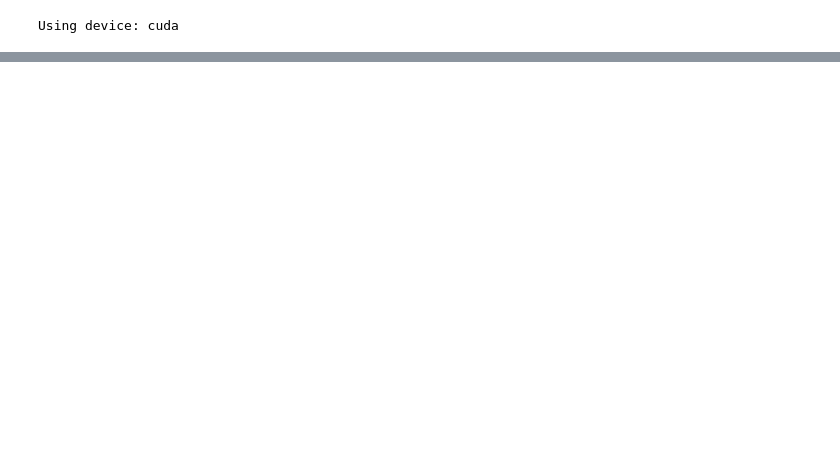
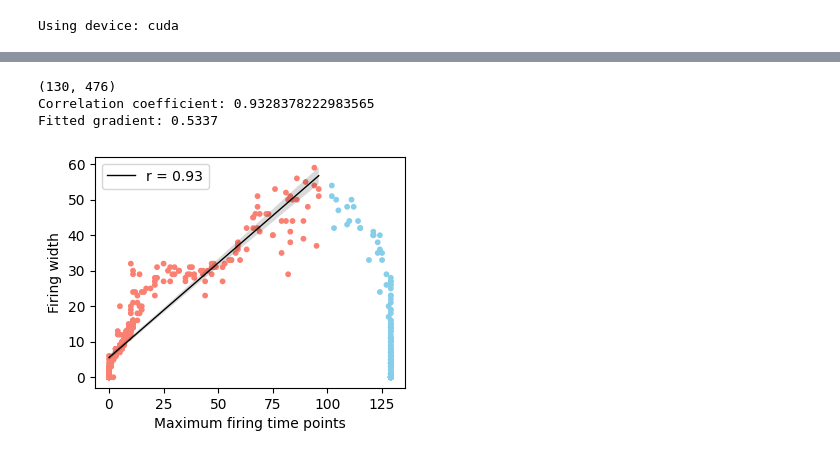
Before and after one commit to qrsyu/STCell, a Jupyter notebook: code/time_cell.ipynb, the cells around one changed output, grey strips where cells are left out. Cells and saved outputs as stored; diff of their text form; code cells hidden in the pictures; blank space fills up the shorter version.

```diff
--- a/code/time_cell.ipynb
+++ b/code/time_cell.ipynb
@@ -240,8 +243,8 @@ firing_widths = np.zeros(norm_hs.shape[1])
 for i in range(norm_hs.shape[1]):
     firing_widths[i] = np.sum(norm_hs[:, i] > 1E-1)
     # firing_widths[i] = np.sum(norm_hs[:, i] > 0.5 * np.max(norm_hs[:, i]))
-start = 25
-end = 65
+start = 0
+end = 100
 # Plot the firing widths vs the maximum firing times
 plt.figure(figsize=(4,3))
 # Max time < 25: skyblue
@@ -249,33 +252,38 @@ plt.figure(figsize=(4,3))
 colors = ['skyblue' if t < start or t > end else 'salmon' for t in max_times]
 plt.scatter(max_times, firing_widths, c=colors,
             s=10)
 
 # use seaborn to plot the correlation of red dots with shaded area
 import seaborn as sns
 rval = np.corrcoef(max_times[(max_times >= start) & (max_times < end)],
                    firing_widths[(max_times >= start) & (max_times < end)])[0,1]
 print(f'Correlation coefficient: {rval}')
 sns.regplot(x=max_times[(max_times >= start) & (max_times < end)],
             y=firing_widths[(max_times >= start) & (max_times < end)],
             scatter=False,
             color='black',
             line_kws={"linewidth":1, "linestyle":"-"},
             ci=95,
             label=f'r = {rval:.2f}')
 
 # calculate the fitted gradient
 from scipy.optimize import curve_fit
 def fit_func(x, a, b):
     return a * x + b
 popt, pcov = curve_fit(fit_func,
                        max_times[(max_times >= start) & (max_times < end)],
                        firing_widths[(max_times >= start) & (max_times < end)])
 print(f'Fitted gradient: {popt[0]:.4f}')
 
 plt.xlabel('Maximum firing time points')
 plt.ylabel("Firing width")
 plt.legend()
 plt.show()
+# %% [output]
+(130, 476)
+Correlation coefficient: 0.9328378222983565
+Fitted gradient: 0.5337
+[figure, added]
 # %%
 # print(norm_hs.shape)
 # # # Crop norm hs
```
Also changed, not shown: parts of 10 cells of this notebook, 8 other files.
